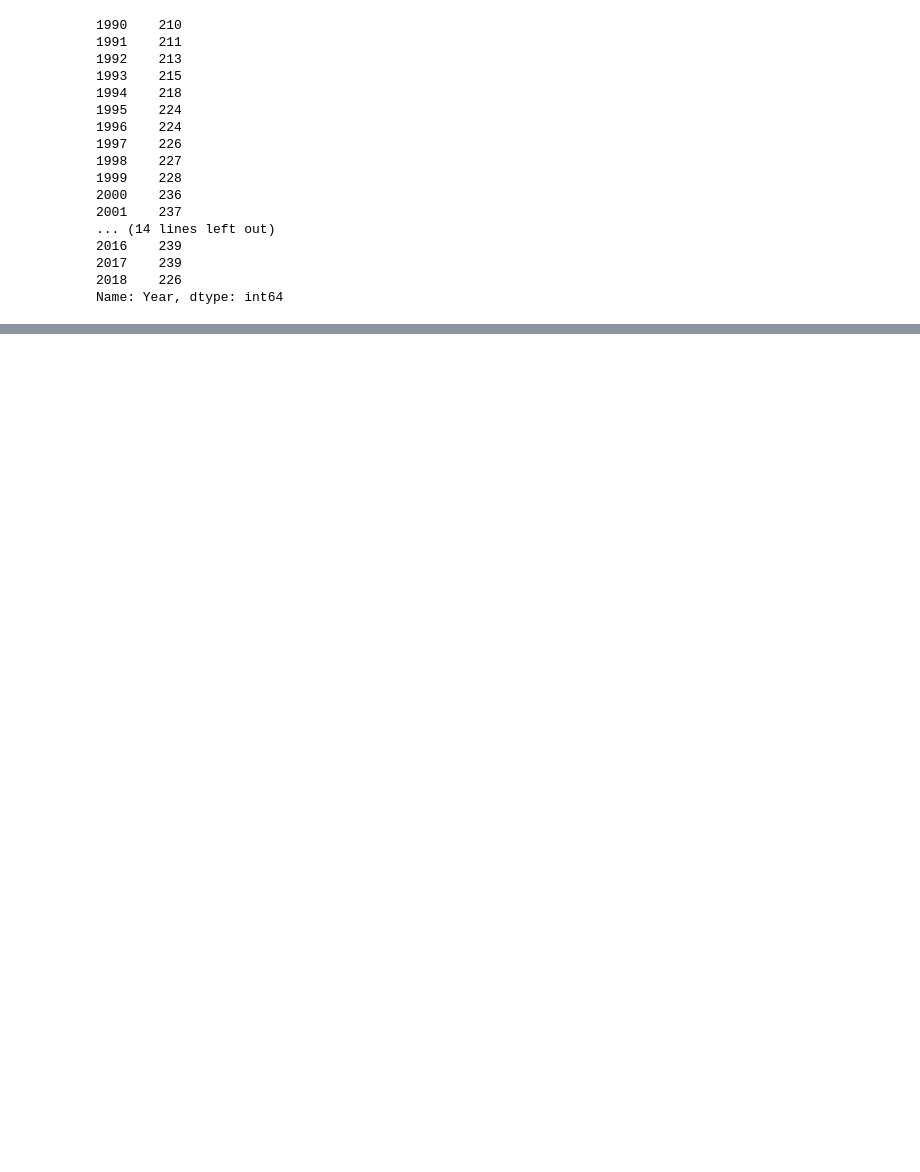
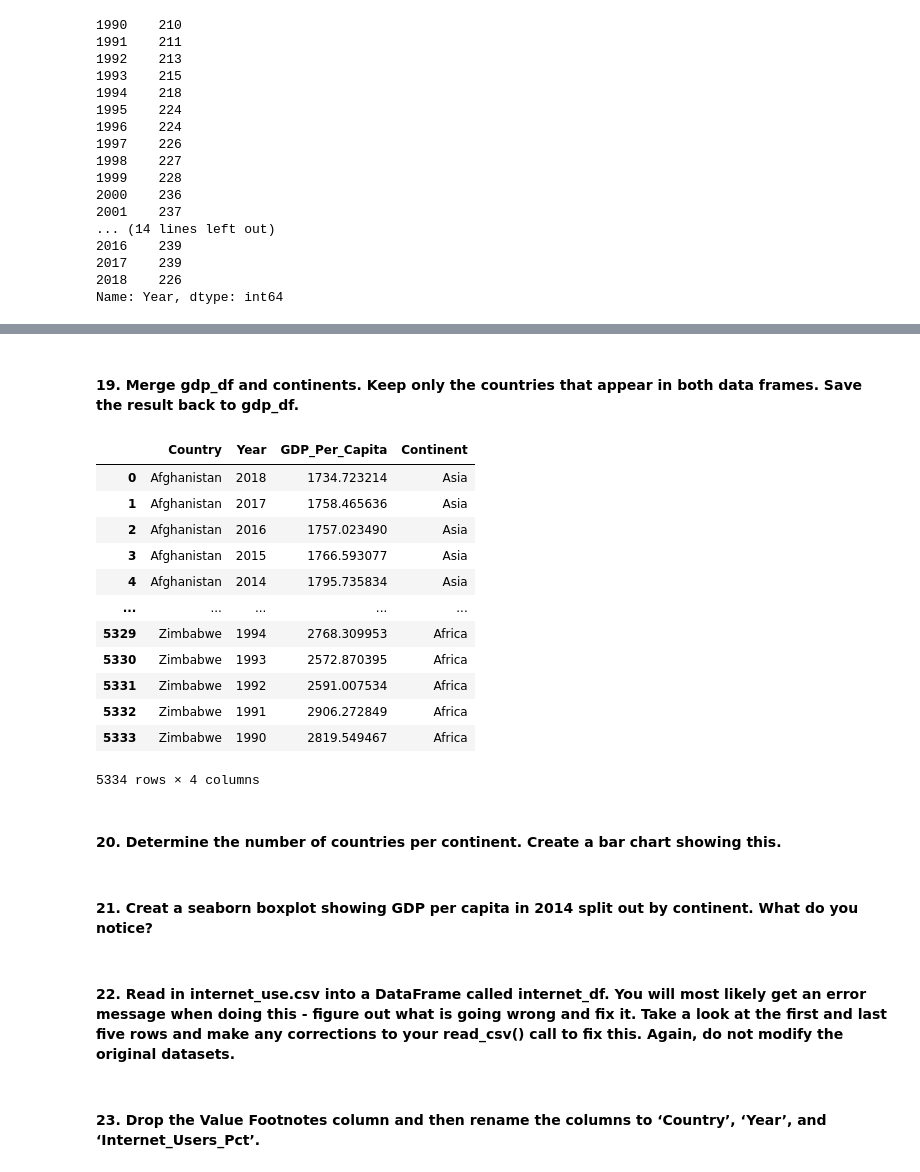
Before and after one commit to nss-data-science-cohort-4/dq1-undata-alvinwendt, a Jupyter notebook: notebook/UN_Data_Exploration.ipynb, the cells around one changed output, grey strips where cells are left out. Drawn from its saved outputs; the diff is of its cells as text; code cells hidden in the pictures; blank space fills up the shorter version.

```diff
--- a/notebook/UN_Data_Exploration.ipynb
+++ b/notebook/UN_Data_Exploration.ipynb
@@ -102,0 +196,3 @@ Name: Year, Length: 243, dtype: int64
+# %%
+continents = pd.read_csv('../data/continents.csv')
+continents.head()
@@ -102,0 +206,26 @@ Name: Year, Length: 243, dtype: int64
+# %% [markdown]
+#### 19. Merge gdp_df and continents. Keep only the countries that appear in both data frames. Save the result back to gdp_df.
+# %%
+pd.merge(gdp_df,continents, on = 'Country',how='inner')
+# %% [output]
+|  | Country | Year | GDP_Per_Capita | Continent |
+| 0 | Afghanistan | 2018 | 1734.723214 | Asia |
+| 1 | Afghanistan | 2017 | 1758.465636 | Asia |
+| 2 | Afghanistan | 2016 | 1757.023490 | Asia |
+| 3 | Afghanistan | 2015 | 1766.593077 | Asia |
+| 4 | Afghanistan | 2014 | 1795.735834 | Asia |
+| ... | ... | ... | ... | ... |
+| 5329 | Zimbabwe | 1994 | 2768.309953 | Africa |
+| 5330 | Zimbabwe | 1993 | 2572.870395 | Africa |
+| 5331 | Zimbabwe | 1992 | 2591.007534 | Africa |
+| 5332 | Zimbabwe | 1991 | 2906.272849 | Africa |
+| 5333 | Zimbabwe | 1990 | 2819.549467 | Africa |
+5334 rows × 4 columns
+# %% [markdown]
+#### 20. Determine the number of countries per continent. Create a bar chart showing this.
+# %% [markdown]
+#### 21. Creat a seaborn boxplot showing GDP per capita in 2014 split out by continent. What do you notice?
+# %% [markdown]
+#### 22. Read in internet_use.csv into a DataFrame called internet_df. You will most likely get an error message when doing this - figure out what is going wrong and fix it. Take a look at the first and last five rows and make any corrections to your read_csv() call to fix this. Again, do not modify the original datasets.
+# %% [markdown]
+#### 23. Drop the Value Footnotes column and then rename the columns to ‘Country’, ‘Year’, and ‘Internet_Users_Pct’.
```
Also changed, not shown: parts of 41 cells of this notebook.
